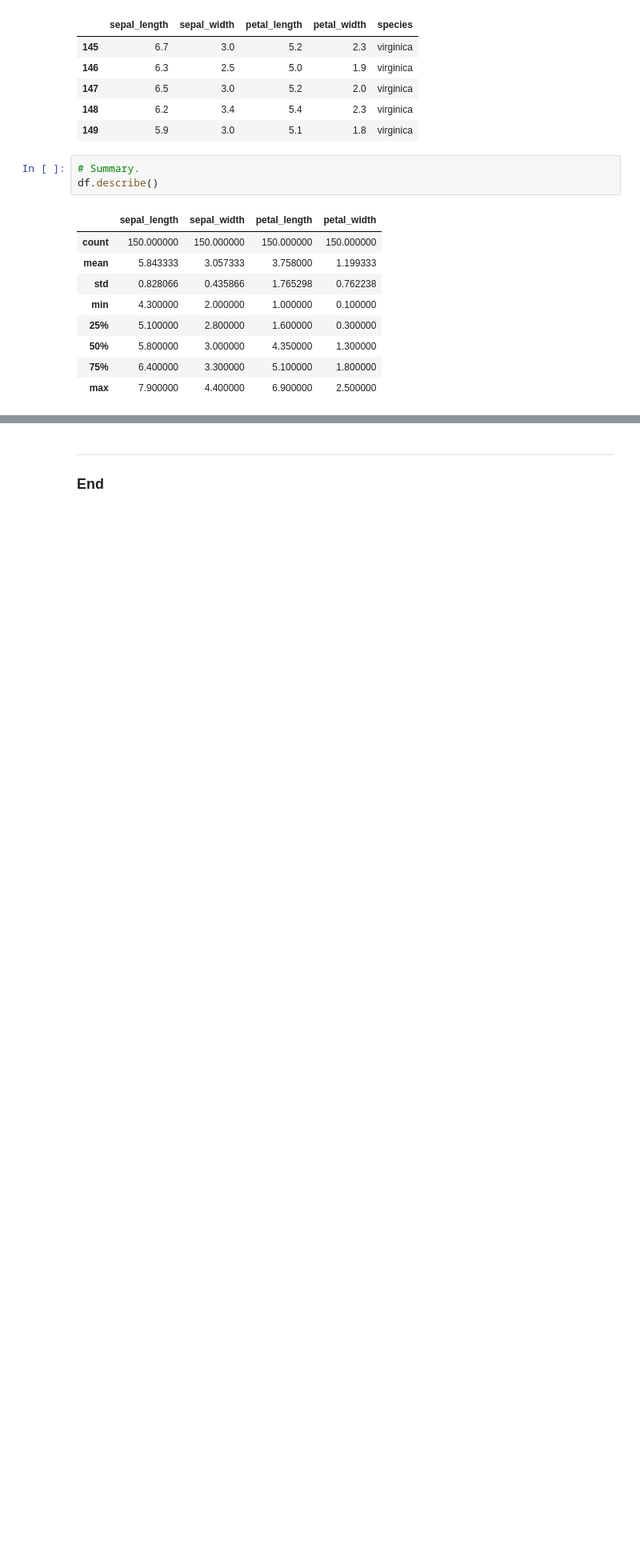
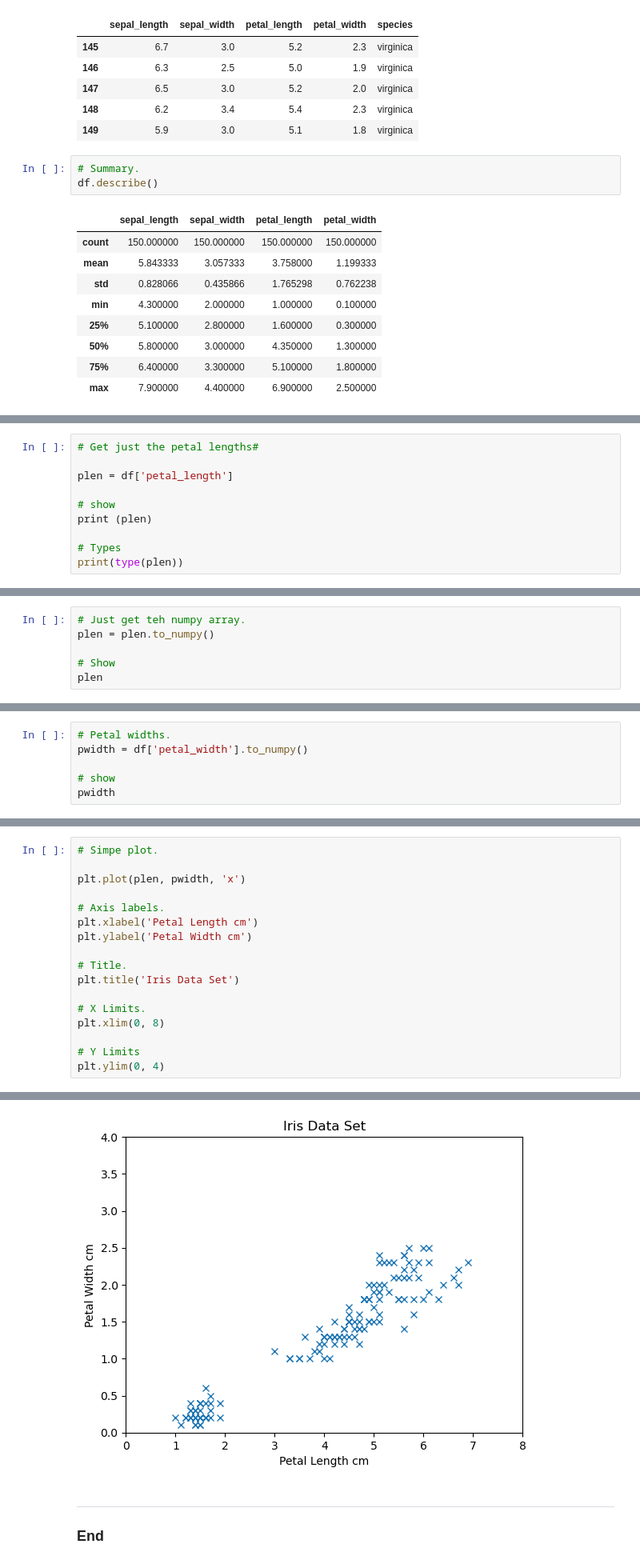
Before and after one commit to IanaraFer/classproject, a Jupyter notebook: iris.ipynb, the cells around one changed output, grey strips where cells are left out. Shown: that part at 80% size. Saved outputs shown, nothing was run; the diff lists cells and outputs as text; blank space fills up the shorter version.

Commit message:
variable plots

```diff
--- a/iris.ipynb
+++ b/iris.ipynb
@@ -70,0 +77,10 @@ df.describe()
+# %%
+# Get just the petal lengths#
+
+plen = df['petal_length']
+
+# show
+print (plen)
+
+# Types
+print(type(plen))
@@ -70,0 +101,6 @@ df.describe()
+# %%
+# Just get teh numpy array.
+plen = plen.to_numpy()
+
+# Show
+plen
@@ -70,0 +120,6 @@ df.describe()
+# %%
+# Petal widths.
+pwidth = df['petal_width'].to_numpy()
+
+# show
+pwidth
@@ -70,0 +139,18 @@ df.describe()
+# %%
+# Simpe plot.
+
+plt.plot(plen, pwidth, 'x')
+
+# Axis labels.
+plt.xlabel('Petal Length cm')
+plt.ylabel('Petal Width cm')
+
+# Title.
+plt.title('Iris Data Set')
+
+# X Limits.
+plt.xlim(0, 8)
+
+# Y Limits
+plt.ylim(0, 4)
+# %% [output]
@@ -71,3 +158,4 @@ df.describe()
+[figure, added]
 # %% [markdown]
 ****
 ### End
```
Also changed, not shown: parts of 6 cells of this notebook.
